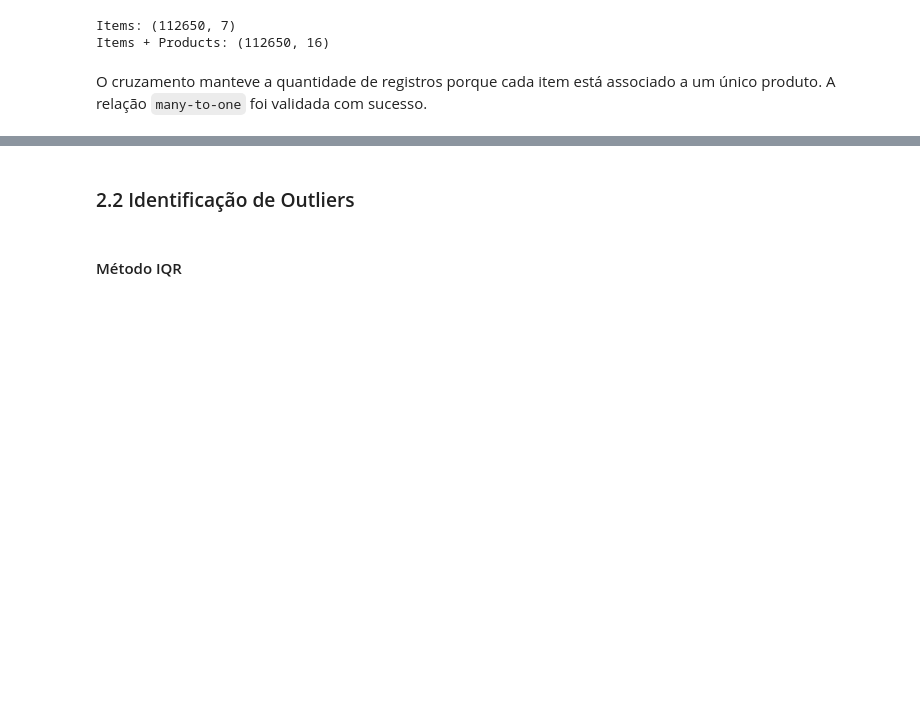
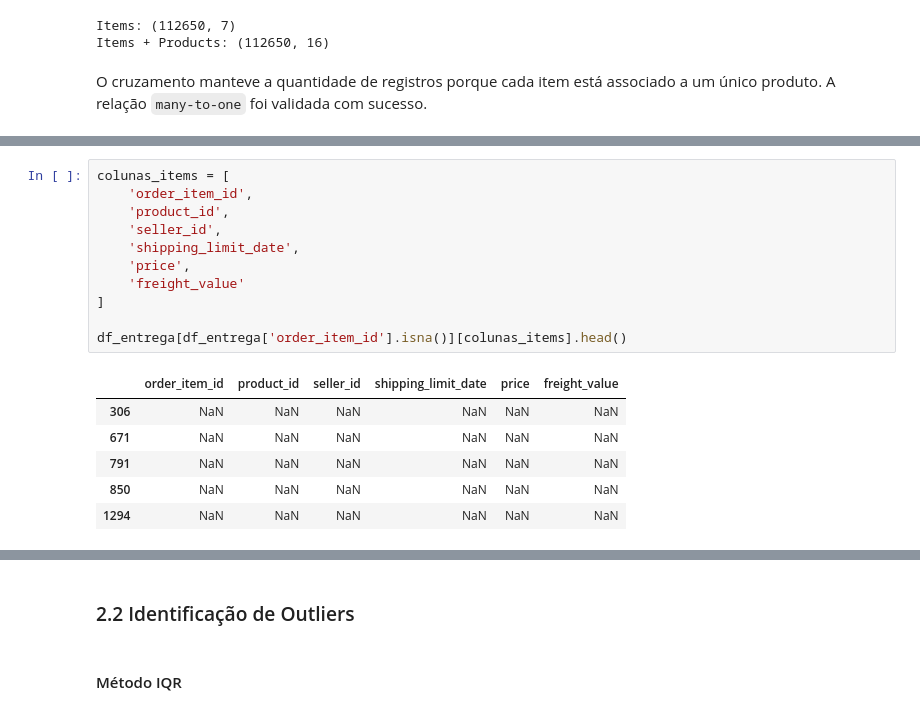
Before and after one commit to heliobrandao/projeto-tecnicas-programacao-i-py-ada, a Jupyter notebook: notebooks/analise.ipynb, the cells around one changed output, grey strips where cells are left out. Saved outputs shown, nothing was run; the diff lists cells and outputs as text; blank space fills up the shorter version.

```diff
--- a/notebooks/analise.ipynb
+++ b/notebooks/analise.ipynb
@@ -226,0 +271,18 @@ print(f"\nLinhas duplicadas no dataset consolidado: {df.duplicated().sum()}")
+# %%
+colunas_items = [
+    'order_item_id',
+    'product_id',
+    'seller_id',
+    'shipping_limit_date',
+    'price',
+    'freight_value'
+]
+
+df_entrega[df_entrega['order_item_id'].isna()][colunas_items].head()
+# %% [output]
+|  | order_item_id | product_id | seller_id | shipping_limit_date | price | freight_value |
+| 306 | NaN | NaN | NaN | NaN | NaN | NaN |
+| 671 | NaN | NaN | NaN | NaN | NaN | NaN |
+| 791 | NaN | NaN | NaN | NaN | NaN | NaN |
+| 850 | NaN | NaN | NaN | NaN | NaN | NaN |
+| 1294 | NaN | NaN | NaN | NaN | NaN | NaN |
```
Also changed, not shown: parts of 32 cells of this notebook.
